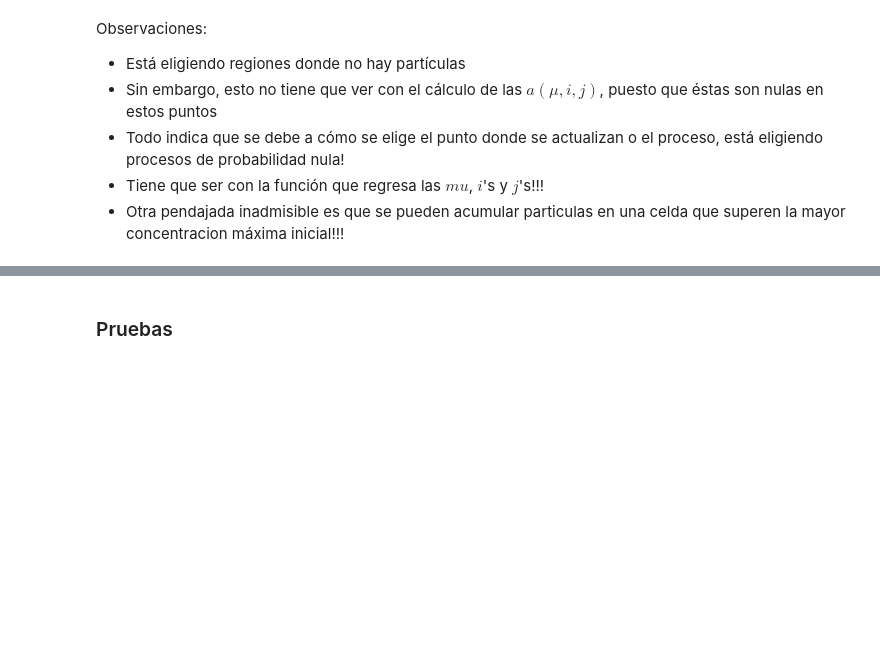
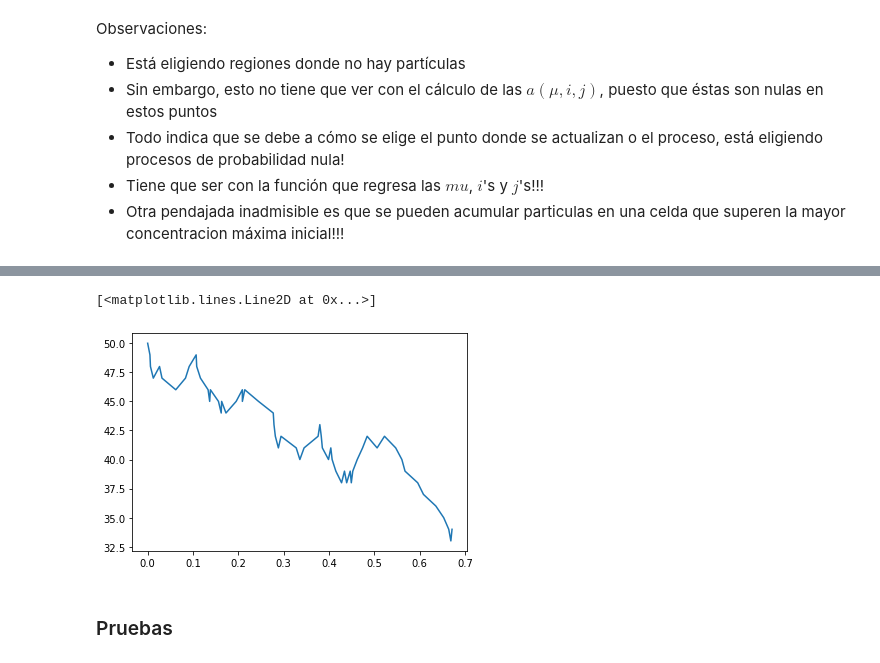
Before and after one commit to AdrianoValdesGomez/Selected-Topics-in-Biophysics, a Jupyter notebook: Notebooks/Gillespie Algorithm (Extension to anisotropic environments).ipynb, the cells around one changed output, grey strips where cells are left out. Drawn from its saved outputs; the diff is of its cells as text; code cells hidden in the pictures; blank space fills up the shorter version.

```diff
--- a/Notebooks/Gillespie Algorithm (Extension to anisotropic environments).ipynb
+++ b/Notebooks/Gillespie Algorithm (Extension to anisotropic environments).ipynb
@@ -774,3 +832,8 @@ plt.plot(tiempos)
+# %%
+plt.plot(tiempos, especie1)
+# %% [output]
+[<matplotlib.lines.Line2D at 0x...>]
+[figure, added]
 # %% [markdown]
 ### Pruebas
 # %%
```
Also changed, not shown: parts of 17 cells of this notebook.
